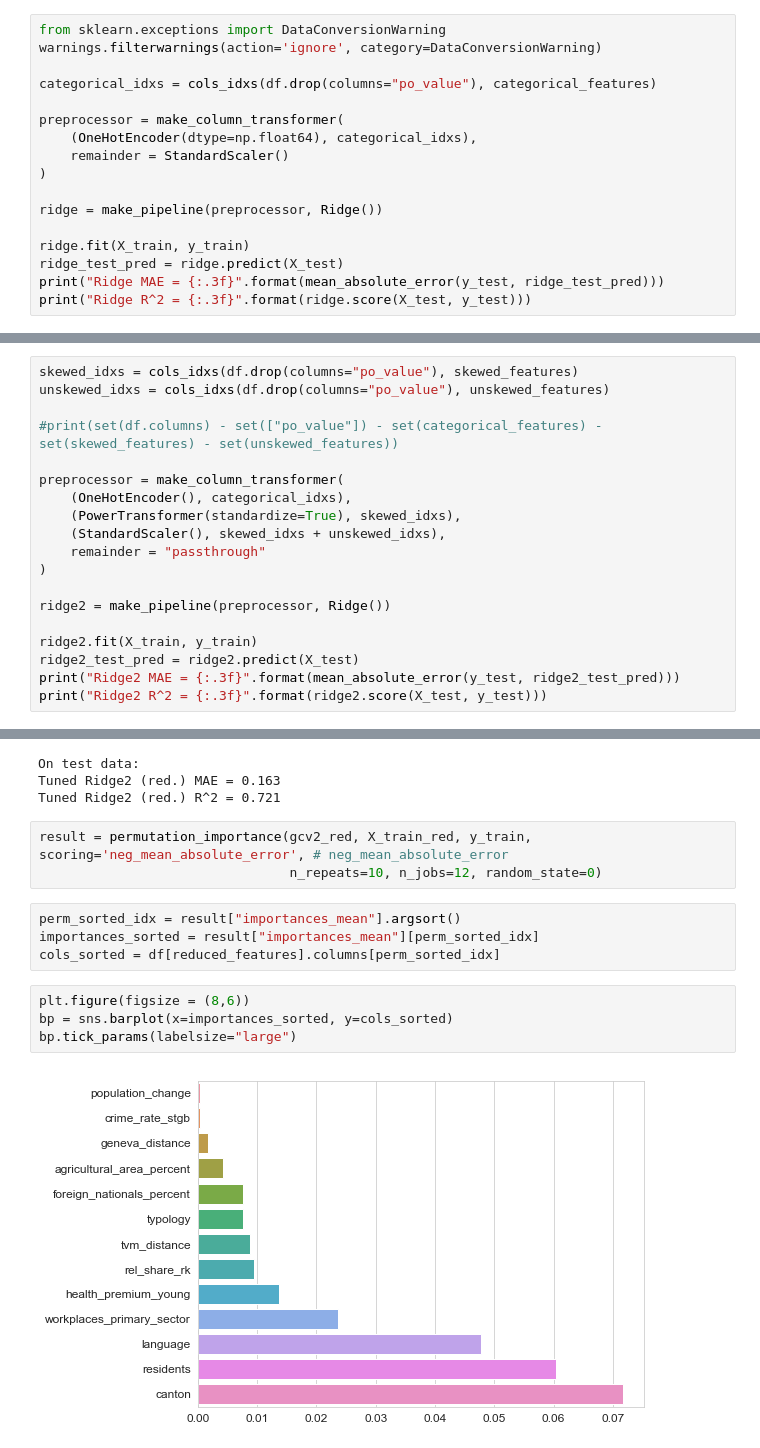
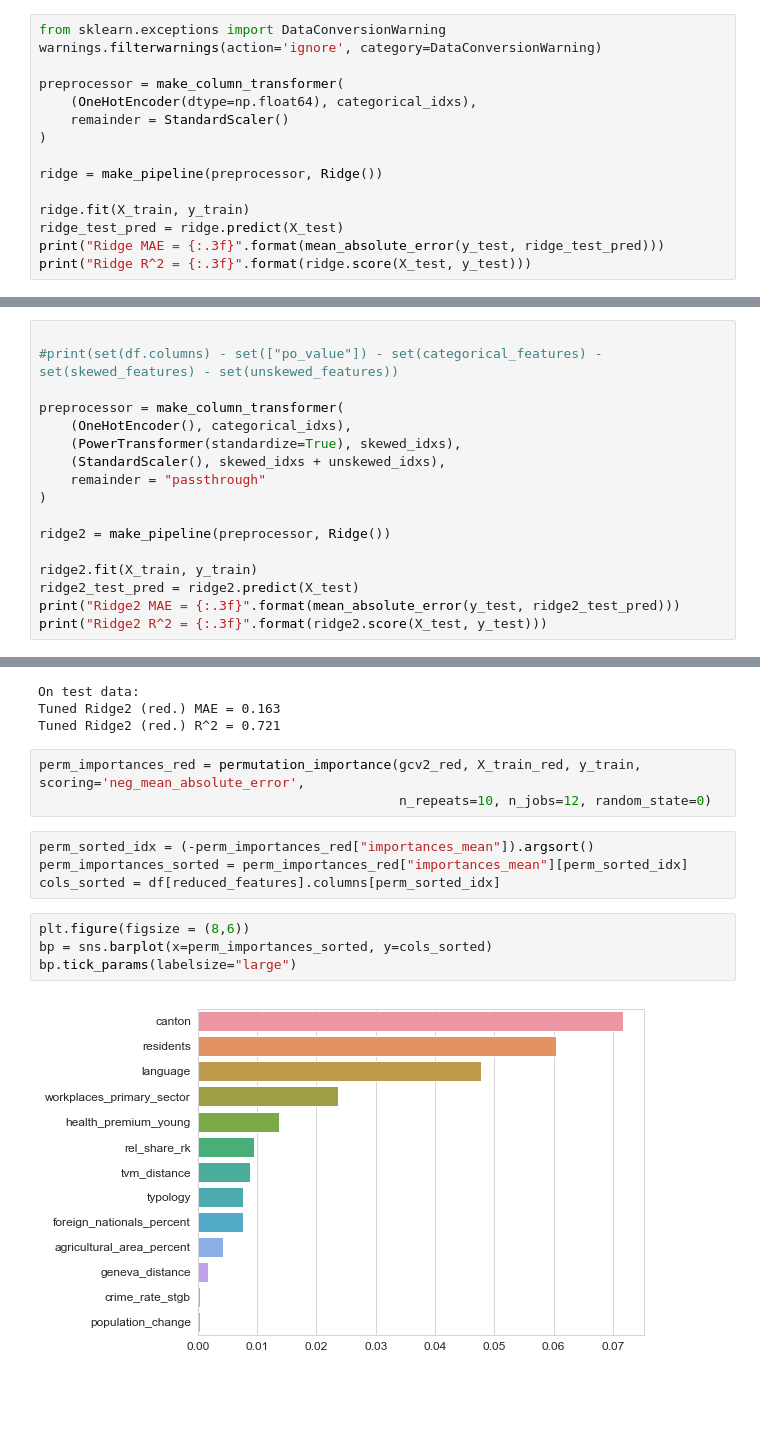
Before and after one commit to jschrein/epfl-exts-adsml-capstone-project, a Jupyter notebook: Linear Regression.ipynb, the cells around one changed output, grey strips where cells are left out. Drawn from its saved outputs; the diff is of its cells as text; blank space fills up the shorter version.

Commit message:
Invert feature order (to decreasing importance) in feature importance bar plots.

```diff
--- a/Linear Regression.ipynb
+++ b/Linear Regression.ipynb
@@ -66,8 +70,6 @@ Dummy MAE = 0.315
 # %%
 from sklearn.exceptions import DataConversionWarning
 warnings.filterwarnings(action='ignore', category=DataConversionWarning)
-
-categorical_idxs = cols_idxs(df.drop(columns="po_value"), categorical_features)
 
 preprocessor = make_column_transformer(
     (OneHotEncoder(dtype=np.float64), categorical_idxs),
@@ -146,8 +148,6 @@ plt.show()
 # %% [output]
 [figure]
 # %%
-skewed_idxs = cols_idxs(df.drop(columns="po_value"), skewed_features)
-unskewed_idxs = cols_idxs(df.drop(columns="po_value"), unskewed_features)
 
 #print(set(df.columns) - set(["po_value"]) - set(categorical_features) - set(skewed_features) - set(unskewed_features))
 
@@ -391,15 +391,15 @@ On test data:
 Tuned Ridge2 (red.) MAE = 0.163
 Tuned Ridge2 (red.) R^2 = 0.721
 # %%
-result = permutation_importance(gcv2_red, X_train_red, y_train, scoring='neg_mean_absolute_error', # neg_mean_absolute_error
-                                n_repeats=10, n_jobs=12, random_state=0)
+perm_importances_red = permutation_importance(gcv2_red, X_train_red, y_train, scoring='neg_mean_absolute_error',
+                                              n_repeats=10, n_jobs=12, random_state=0)
 # %%
-perm_sorted_idx = result["importances_mean"].argsort()
-importances_sorted = result["importances_mean"][perm_sorted_idx]
+perm_sorted_idx = (-perm_importances_red["importances_mean"]).argsort()
+perm_importances_sorted = perm_importances_red["importances_mean"][perm_sorted_idx]
 cols_sorted = df[reduced_features].columns[perm_sorted_idx]
 # %%
 plt.figure(figsize = (8,6))
-bp = sns.barplot(x=importances_sorted, y=cols_sorted)
+bp = sns.barplot(x=perm_importances_sorted, y=cols_sorted)
 bp.tick_params(labelsize="large")
 # %% [output]
-[figure, old version]
+[figure, new version]
```
Also changed, not shown: parts of 4 cells of this notebook, 1 other file.
